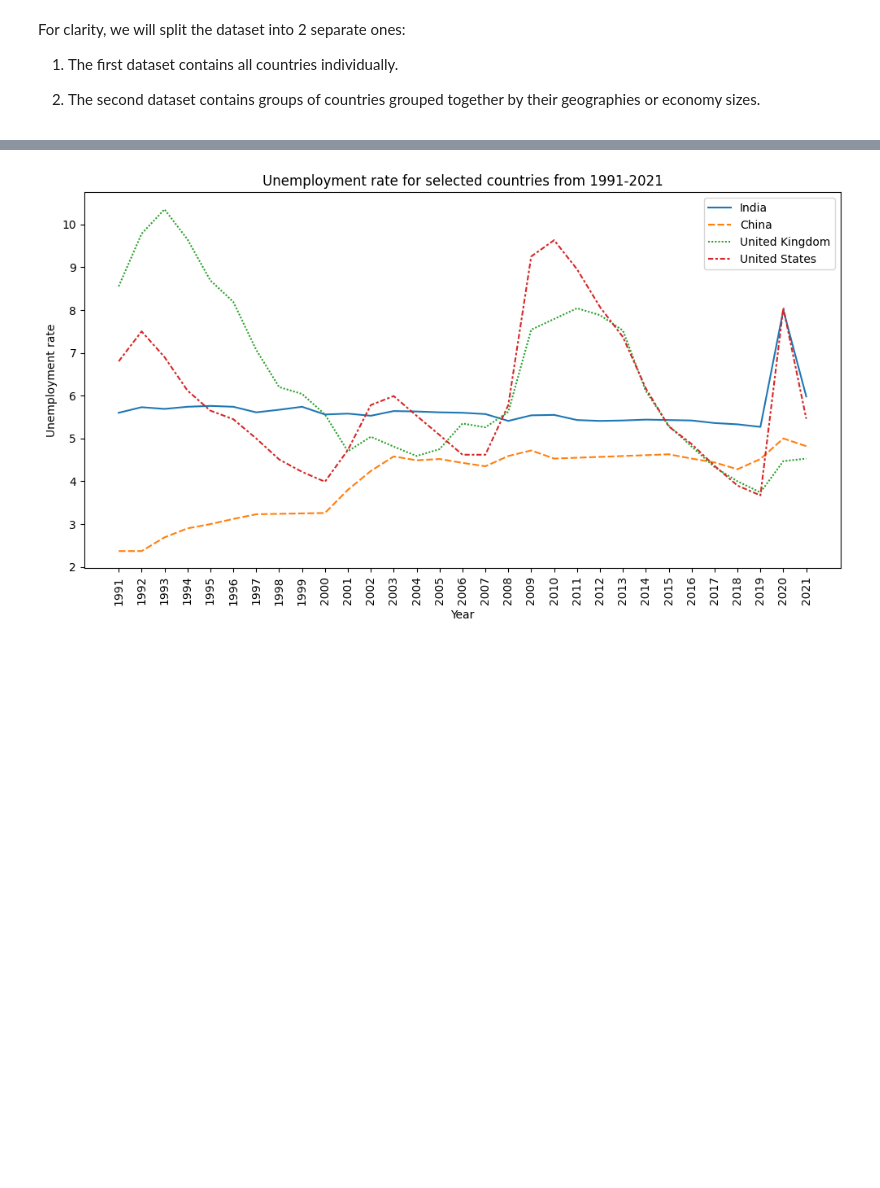
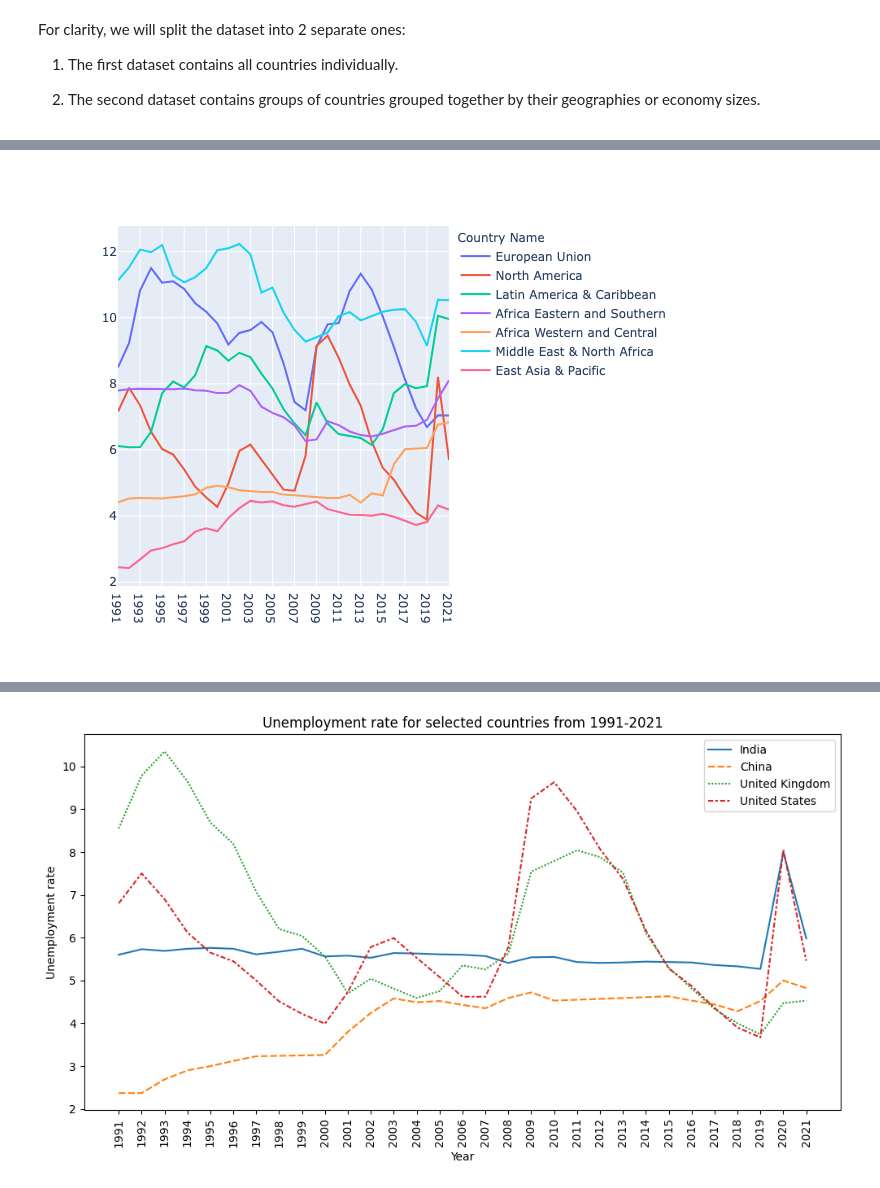
Before and after one commit to lorrespz/Kaggle_Data_Analysis_Projects, a Jupyter notebook: world-unemployment-trend-1991-2021.ipynb, the cells around one changed output, grey strips where cells are left out. Saved outputs shown, nothing was run; the diff lists cells and outputs as text; code cells hidden in the pictures; blank space fills up the shorter version.

Commit message:
Kaggle Notebook | World Unemployment Trend: 1991 - 2021 | Version 4

```diff
--- a/world-unemployment-trend-1991-2021.ipynb
+++ b/world-unemployment-trend-1991-2021.ipynb
@@ -105,6 +105,8 @@ df_g = df[groups]
 # %%
 import plotly.express as px
 import plotly
+plotly.offline.init_notebook_mode (connected = True)
+import plotly.graph_objects as go
 fig = px.line(df[['European Union', 'North America','Latin America & Caribbean', 'Africa Eastern and Southern',
                       'Africa Western and Central',  'Middle East & North Africa','East Asia & Pacific']],
              labels={"index": "",
@@ -120,0 +122 @@ fig.show()
+[figure, added]
```
Also changed, not shown: parts of 2 cells of this notebook.
